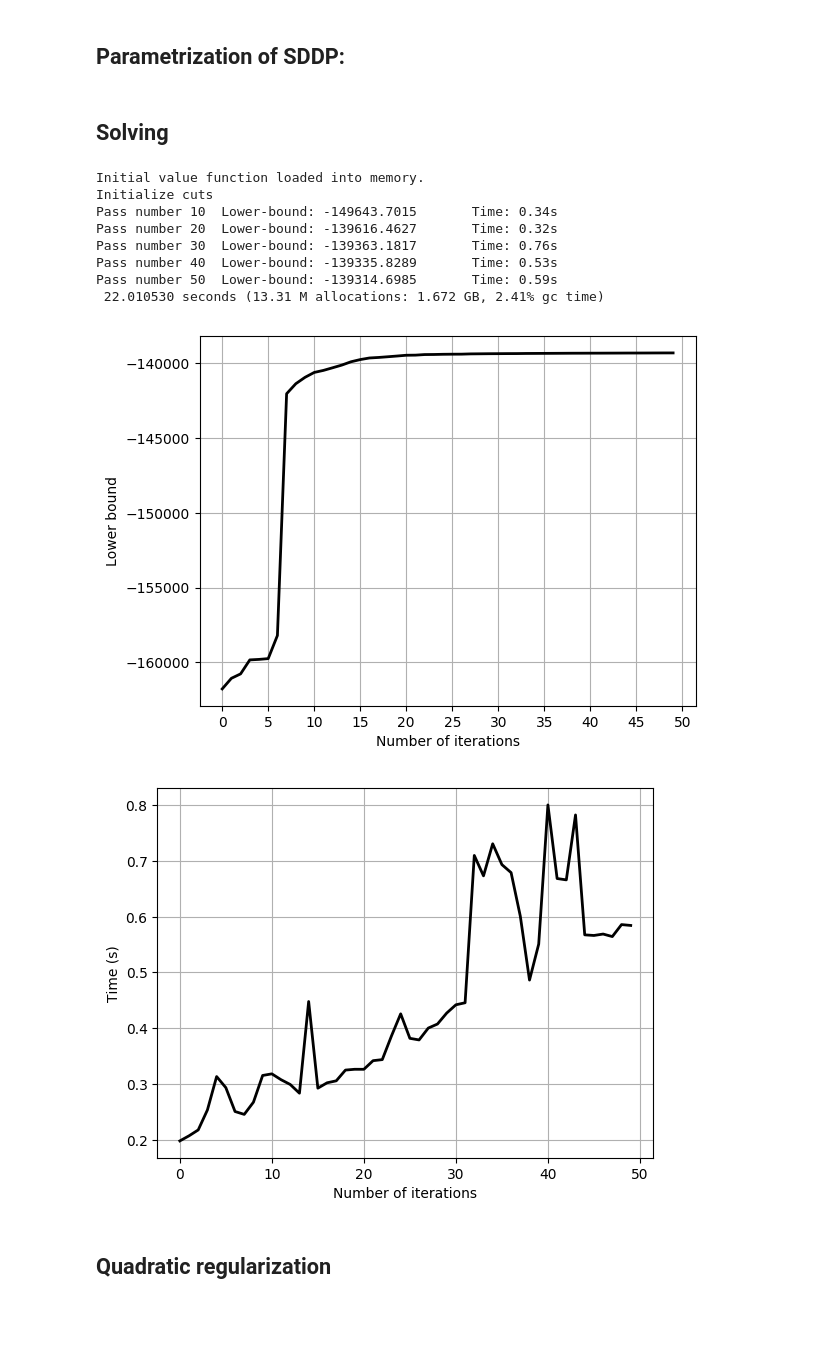
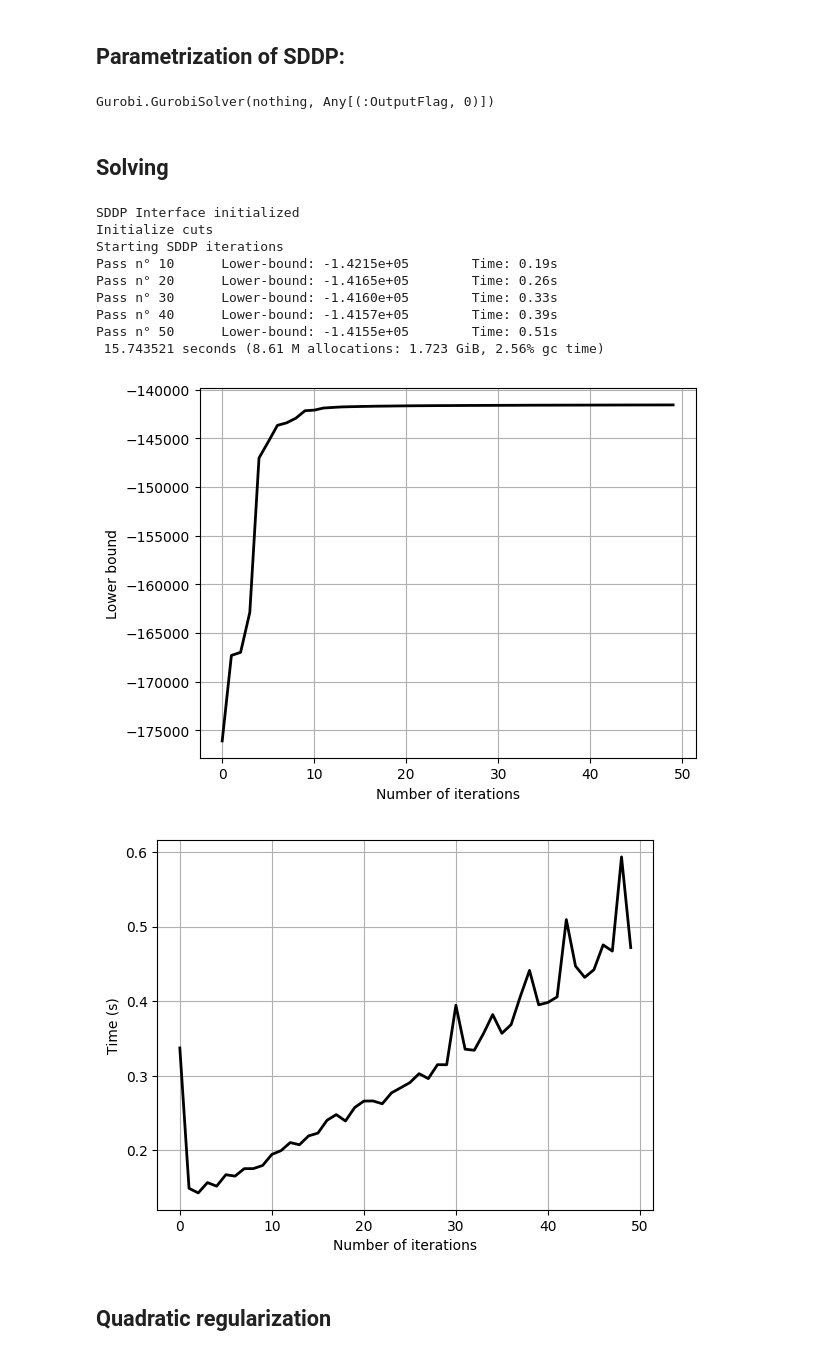
Before and after one commit to EdwardAngelino/StochDP-notebooks, a Jupyter notebook: notebooks/sddp.ipynb, the cells around one changed output. Saved outputs shown, nothing was run; the diff lists cells and outputs as text; code cells hidden in the pictures; blank space fills up the shorter version.

```diff
--- a/notebooks/sddp.ipynb
+++ b/notebooks/sddp.ipynb
@@ -129,11 +126,11 @@ cost_t (generic function with 1 method)
 ### Definition of final cost:
 # %%
 function final_cost_dams(model, m)
-    alpha = JuMP.getvariable(m, :alpha)
-    w = JuMP.getvariable(m, :w)
-    x = JuMP.getvariable(m, :x)
-    u = JuMP.getvariable(m, :u)
-    xf = JuMP.getvariable(m, :xf)
+    alpha = m[:alpha]
+    w = m[:w]
+    x = m[:x]
+    u = m[:u]
+    xf = m[:xf]
     @JuMP.variable(m, z1[1:N_DAMS] >= 0)
     @JuMP.constraint(m, alpha == 0.)
     @JuMP.constraint(m, z1 .>= 40. - xf)
@@ -162,7 +159,10 @@ set_state_bounds(model, x_bounds);
 # %% [markdown]
 ## Parametrization of SDDP:
 # %%
-solver = CPLEX.CplexSolver(CPX_PARAM_SIMDISPLAY=0, CPX_PARAM_BARDISPLAY=0);
+#solver = CPLEX.CplexSolver(CPX_PARAM_SIMDISPLAY=0, CPX_PARAM_BARDISPLAY=0);
+solver = GurobiSolver(OutputFlag=0)
+# %% [output]
+Gurobi.GurobiSolver(nothing, Any[(:OutputFlag, 0)])
 # %%
 params = SDDPparameters(solver,
                         passnumber=10,
@@ -171,34 +171,35 @@ params = SDDPparameters(solver,
 ## Solving
 # %%
 srand(111)
-V, pbs, stats = @time solve_SDDP(model, params, 10);
+sddp = @time solve_SDDP(model, params, 2, 10);
 # %% [output]
-Initial value function loaded into memory.
+SDDP Interface initialized
 Initialize cuts
-Pass number 10  Lower-bound: -149643.7015       Time: 0.34s
-Pass number 20  Lower-bound: -139616.4627       Time: 0.32s
-Pass number 30  Lower-bound: -139363.1817       Time: 0.76s
-Pass number 40  Lower-bound: -139335.8289       Time: 0.53s
-Pass number 50  Lower-bound: -139314.6985       Time: 0.59s
- 22.010530 seconds (13.31 M allocations: 1.672 GB, 2.41% gc time)
+Starting SDDP iterations
+Pass n° 10      Lower-bound: -1.4215e+05        Time: 0.19s
+Pass n° 20      Lower-bound: -1.4165e+05        Time: 0.26s
+Pass n° 30      Lower-bound: -1.4160e+05        Time: 0.33s
+Pass n° 40      Lower-bound: -1.4157e+05        Time: 0.39s
+Pass n° 50      Lower-bound: -1.4155e+05        Time: 0.51s
+ 15.743521 seconds (8.61 M allocations: 1.723 GiB, 2.56% gc time)
 # %%
 # We plot evolution of lower-bound:
-plot(stats.lower_bounds, lw=2, c="k")
+plot(sddp.stats.lower_bounds, lw=2, c="k")
 grid()
-xticks([0:5:50], [0:5:50])
+
 xlabel("Number of iterations")
 ylabel("Lower bound");
 # %% [output]
-[figure, old version]
+[figure, new version]
 # %%
 # and evolution of execution time:
-plot(stats.exectime, lw=2, c="k")
+plot(sddp.stats.exectime, lw=2, c="k")
 grid()
 
 xlabel("Number of iterations")
 ylabel("Time (s)");
 # %% [output]
-[figure, old version]
+[figure, new version]
 # %% [markdown]
 ## Quadratic regularization
 # %%
```
Also changed, not shown: parts of 19 cells of this notebook.
